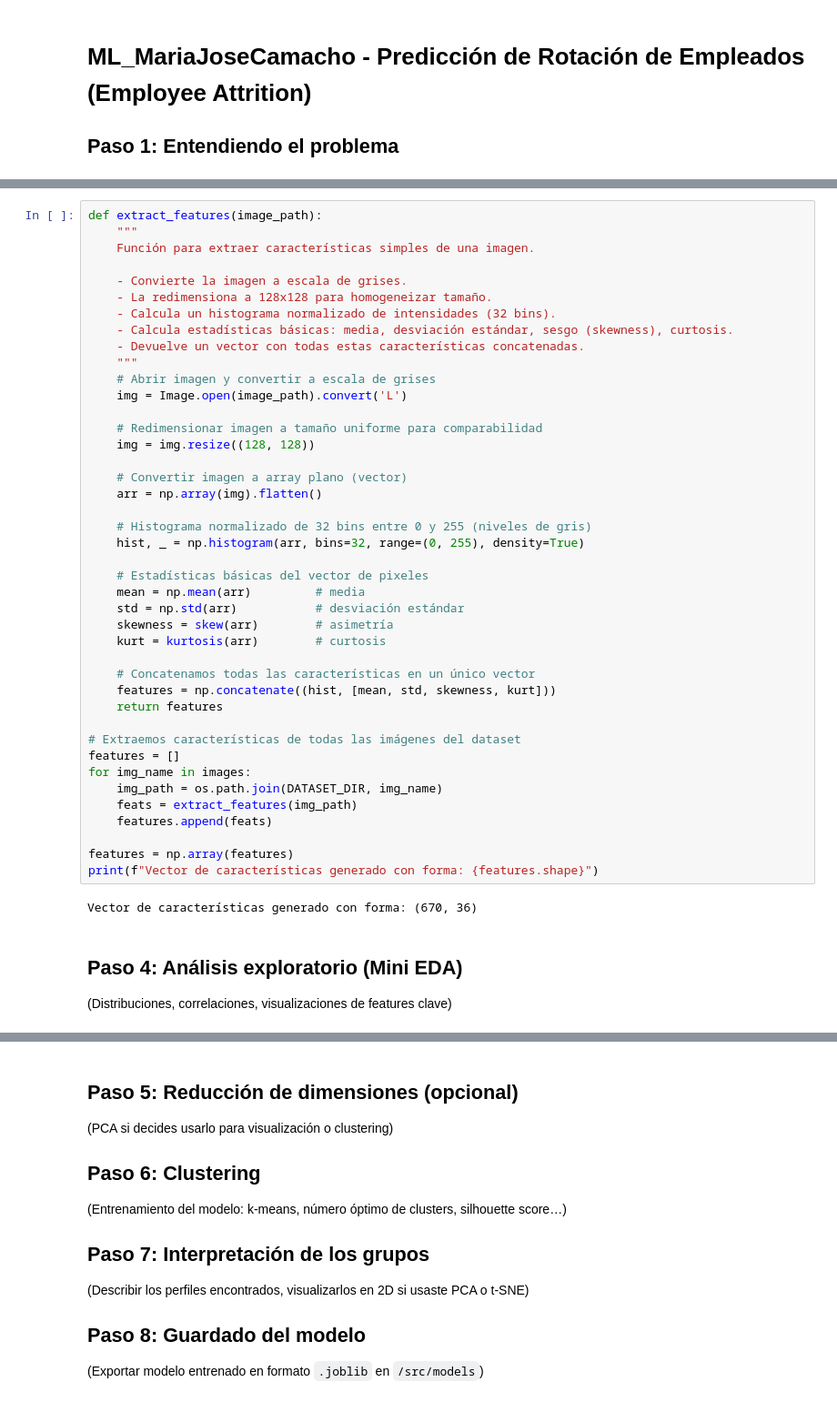
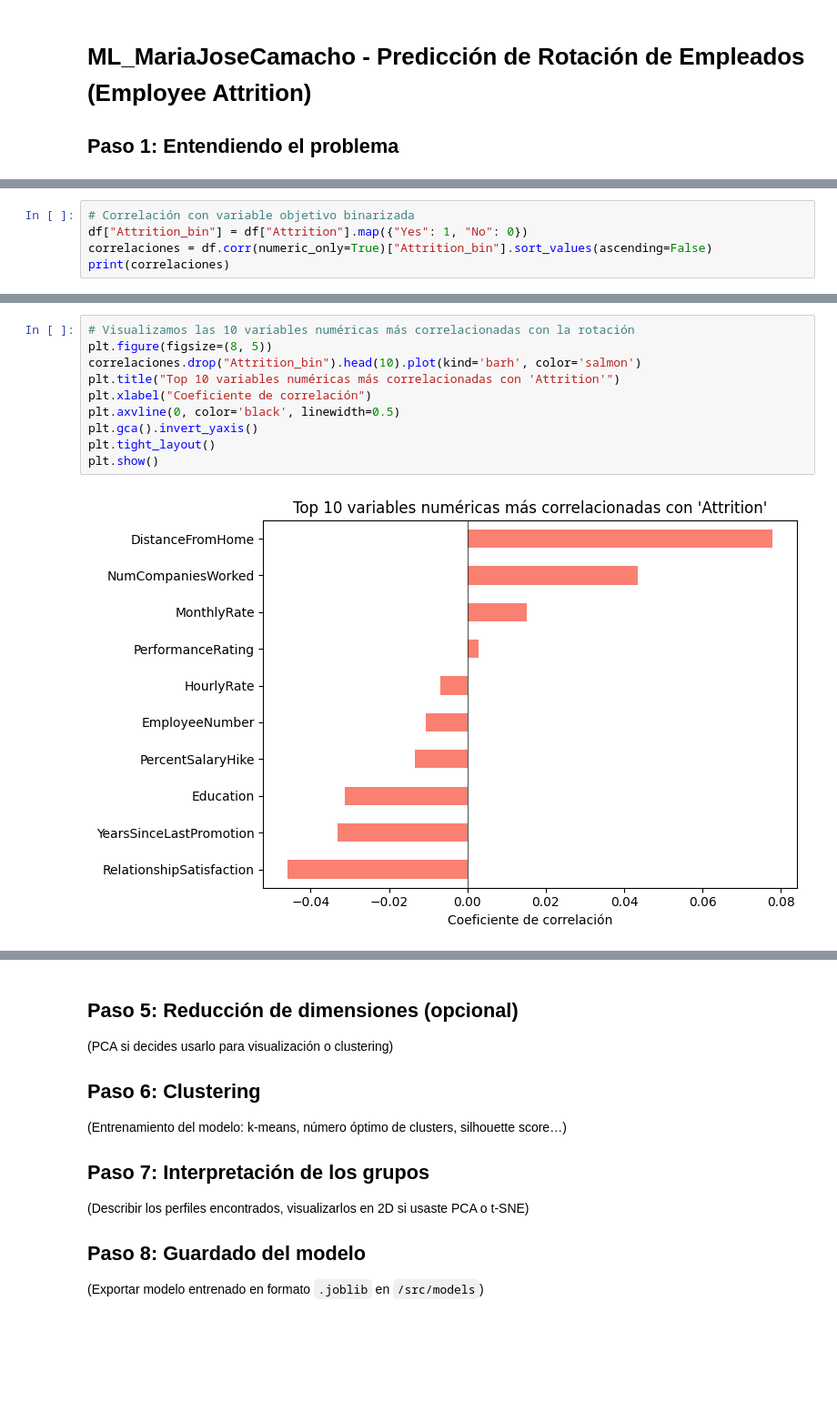
Before and after one commit to MariaJoseCamacho/repositorio_clase, a Jupyter notebook: Project_Break_II_ML/ML_MariaJoseCamachoCano/main.ipynb, the cells around one changed output, grey strips where cells are left out. Shown at 91% size. Drawn from its saved outputs; the diff is of its cells as text; blank space fills up the shorter version.

```diff
--- a/Project_Break_II_ML/ML_MariaJoseCamachoCano/main.ipynb
+++ b/Project_Break_II_ML/ML_MariaJoseCamachoCano/main.ipynb
@@ -70,0 +132,5 @@ DataFrame con 670 imágenes y 16384 features (pixeles aplanados)
+# %%
+# Correlación con variable objetivo binarizada
+df["Attrition_bin"] = df["Attrition"].map({"Yes": 1, "No": 0})
+correlaciones = df.corr(numeric_only=True)["Attrition_bin"].sort_values(ascending=False)
+print(correlaciones)
@@ -71,47 +155,12 @@ DataFrame con 670 imágenes y 16384 features (pixeles aplanados)
 # %%
-def extract_features(image_path):
-    """
-    Función para extraer características simples de una imagen.
-
-    - Convierte la imagen a escala de grises.
-    - La redimensiona a 128x128 para homogeneizar tamaño.
-    - Calcula un histograma normalizado de intensidades (32 bins).
-    - Calcula estadísticas básicas: media, desviación estándar, sesgo (skewness), curtosis.
-    - Devuelve un vector con todas estas características concatenadas.
-    """
-    # Abrir imagen y convertir a escala de grises
-    img = Image.open(image_path).convert('L')
-
-    # Redimensionar imagen a tamaño uniforme para comparabilidad
-    img = img.resize((128, 128))
-
-    # Convertir imagen a array plano (vector)
-    arr = np.array(img).flatten()
-
-    # Histograma normalizado de 32 bins entre 0 y 255 (niveles de gris)
-    hist, _ = np.histogram(arr, bins=32, range=(0, 255), density=True)
-
-    # Estadísticas básicas del vector de pixeles
-    mean = np.mean(arr)         # media
-    std = np.std(arr)           # desviación estándar
-    skewness = skew(arr)        # asimetría
-    kurt = kurtosis(arr)        # curtosis
-
-    # Concatenamos todas las características en un único vector
-    features = np.concatenate((hist, [mean, std, skewness, kurt]))
-    return features
-
-# Extraemos características de todas las imágenes del dataset
-features = []
-for img_name in images:
-    img_path = os.path.join(DATASET_DIR, img_name)
-    feats = extract_features(img_path)
-    features.append(feats)
-
-features = np.array(features)
-print(f"Vector de características generado con forma: {features.shape}")
+# Visualizamos las 10 variables numéricas más correlacionadas con la rotación
+plt.figure(figsize=(8, 5))
+correlaciones.drop("Attrition_bin").head(10).plot(kind='barh', color='salmon')
+plt.title("Top 10 variables numéricas más correlacionadas con 'Attrition'")
+plt.xlabel("Coeficiente de correlación")
+plt.axvline(0, color='black', linewidth=0.5)
+plt.gca().invert_yaxis()
+plt.tight_layout()
+plt.show()
 # %% [output]
-Vector de características generado con forma: (670, 36)
+[figure, added]
-# %% [markdown]
-## **Paso 4: Análisis exploratorio (Mini EDA)**
-(Distribuciones, correlaciones, visualizaciones de features clave)
```
Also changed, not shown: parts of 28 cells of this notebook, 3 other files.
